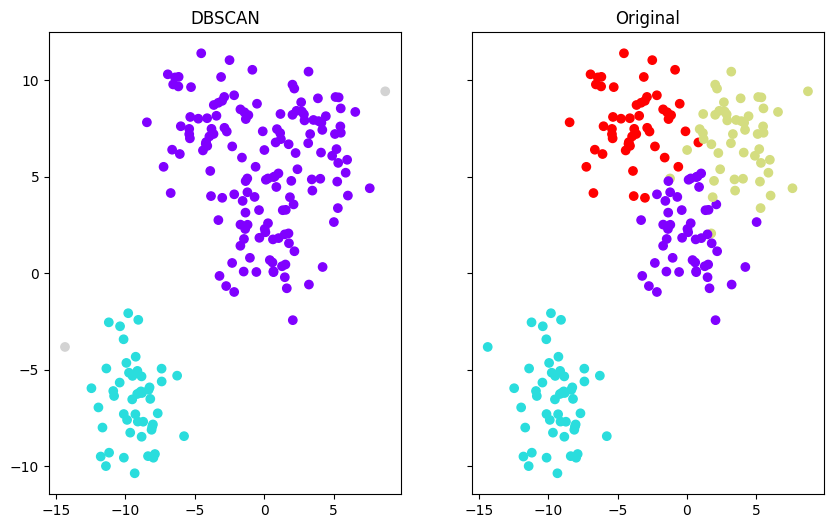
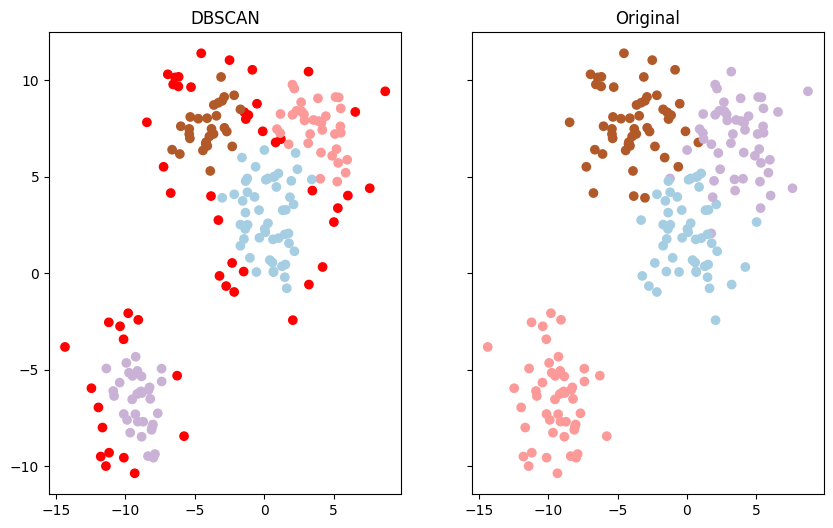
The notebook cell's code change between the first figure and the second:
--- before
+++ after
@@ -1,11 +1,9 @@
-# อยากให้เน้น noise
-
 f, (ax1, ax2) = plt.subplots(1, 2, sharey=True,figsize=(10,6))
 
 ax1.set_title('DBSCAN')
-# color noise points light gray, and cluster members using a rainbow colormap
-colors = ['lightgray' if lab == -1 else plt.cm.rainbow(lab / 3.0) for lab in labels]
+# color noise points red, and cluster members using a Paired colormap
+colors = ['red' if lab == -1 else plt.cm.Paired(lab / 3.0) for lab in labels]
 ax1.scatter(data[0][:,0], data[0][:,1], c=colors)
 
 ax2.set_title("Original")
-ax2.scatter(data[0][:,0], data[0][:,1], c=data[1], cmap='rainbow')
+ax2.scatter(data[0][:,0], data[0][:,1], c=data[1], cmap='Paired')

Commit: Update